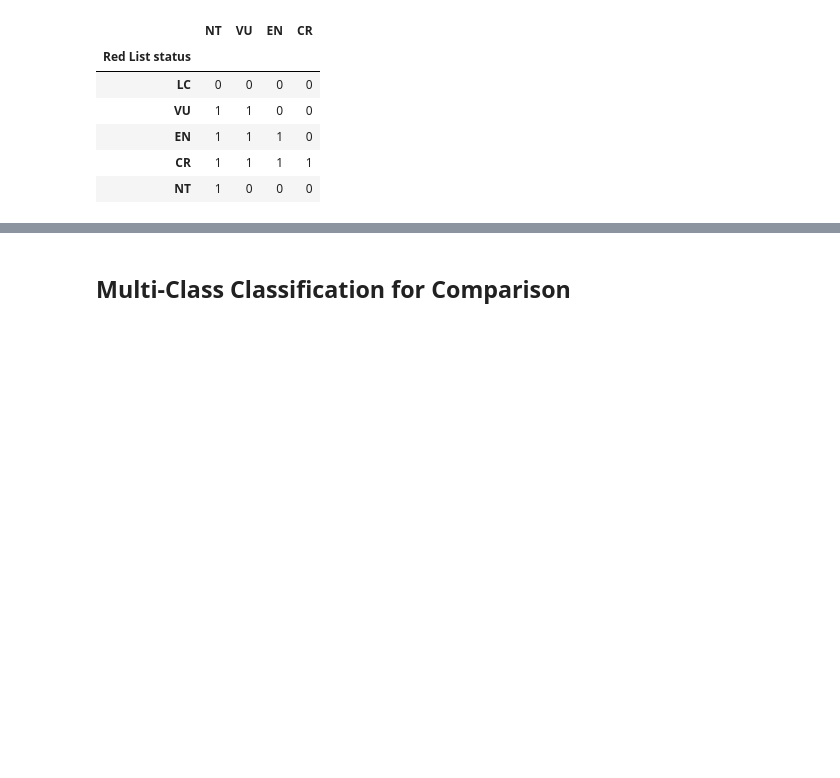
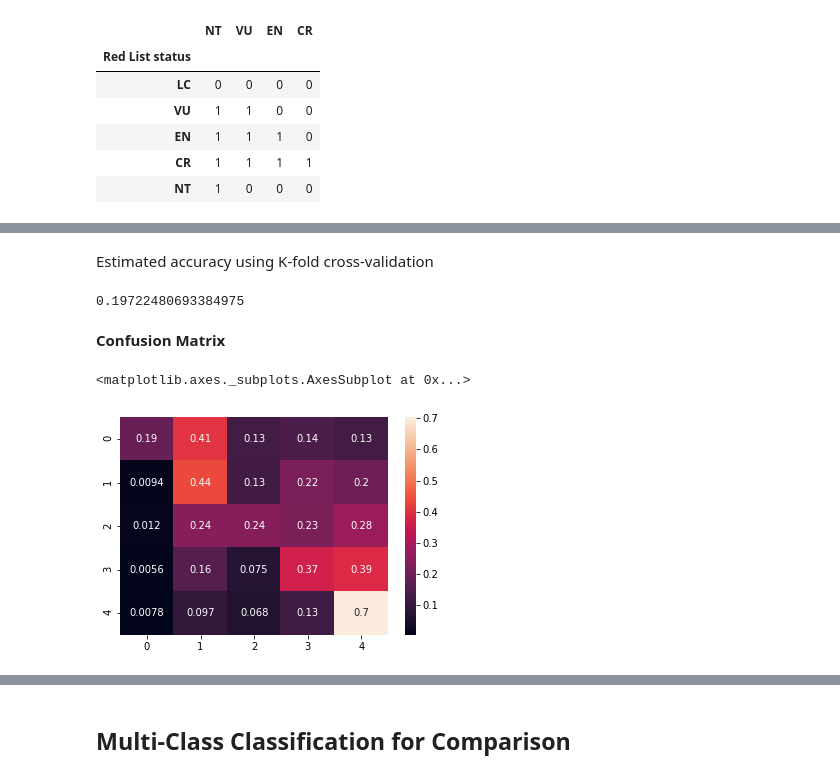
Before and after one commit to ebatzer/STA208-Final-Project, a Jupyter notebook: notebooks/OrdinalClassification.ipynb, the cells around one changed output, grey strips where cells are left out. Drawn from its saved outputs; the diff is of its cells as text; code cells hidden in the pictures; blank space fills up the shorter version.

```diff
--- a/notebooks/OrdinalClassification.ipynb
+++ b/notebooks/OrdinalClassification.ipynb
@@ -165,45 +232,46 @@ sns.heatmap(cm.div(cm.sum(axis=1), axis=0), annot = True)
+# %% [markdown]
+Estimated accuracy using K-fold cross-validation
 # %%
 skf = StratifiedKFold(n_splits=5)
 skf.get_n_splits(features_imp, y_full)
 
 classlist = ["LC", "NT", "VU", "EN", "CR"]
-mean_accuracy = []
+accuracy = []
 
-for c_val in [1,2,3,4,5]:
+for train_index, test_index in skf.split(features_imp, y_full):
 
-    accuracy = []
+    # Setting features
+    x_train = features_imp.loc[train_index]
+    x_test = features_imp.loc[test_index]
 
-    for train_index, test_index in skf.split(features_imp, y_full):
+    # Setting labels
+    y_train = return_y_ordinal(y_full[train_index])
+    y_test = return_y_ordinal(y_full[test_index])
 
-        # Setting features
-        x_train = features_imp.loc[train_index]
-        x_test = features_imp.loc[test_index]
+    # Setting class weights per sklearn documentation, organized by class order
+    c_weights = y_full.shape[0] / (5 * pd.get_dummies(y_full).sum(axis = 0)[[2,3,4,1,0]])
 
-        # Setting labels
-        y_train = return_y_ordinal(y_full[train_index])
-        y_test = return_y_ordinal(y_full[test_index])
+    # Standardizing numeric variables
+    stdscl = StandardScaler()
+    stdscl.fit(x_train.iloc[:,57:60])
+    x_train.iloc[:,57:60] = stdscl.transform(x_train.iloc[:,57:60])
 
-        # Standardizing numeric variables
-        stdscl = StandardScaler()
-        stdscl.fit(x_train.iloc[:,57:60])
-        x_train.iloc[:,57:60] = stdscl.transform(x_train.iloc[:,57:60])
-        x_test.iloc[:,57:60] = stdscl.transform(x_test.iloc[:,57:60])
+    # Running ordinal classification
+    classifier = SVC(kernel = "rbf", probability = True, C = 1, class_weight = 'balanced')
+    tp, te = OrdinalClassifier_Weighted(classifier, x_train, y_train, x_test, y_test, c_weights)
 
-        # Running ordinal classification
-        classifier = SVC(kernel = "rbf", probability = True, C = c_val, class_weight = 'balanced')
-        tp, te = OrdinalClassifier(classifier, x_train, y_train, x_test, y_test)
+    # Calculating predicted class for test data
+    baseclass_prob = 1 - te.loc[:,0]
+    te.loc[:, 0] = te.loc[:, 0] - te.loc[:, 1]
+    te.loc[:, 1] = te.loc[:, 1] - te.loc[:, 2]
+    te.loc[:, 2] = te.loc[:, 2] - te.loc[:, 3]
 
-        # Calculating predicted class probabilities
-        baseclass_prob = 1 - te.loc[:,0]
-        te.loc[:, 0] = te.loc[:, 0] - te.loc[:, 1]
-        te.loc[:, 1] = te.loc[:, 1] - te.loc[:, 2]
-        te.loc[:, 2] = te.loc[:, 2] - te.loc[:, 3]
+    # Weighting, selecting max probability in each row as estimated class
+    raw_prob = pd.concat([baseclass_prob, te], ignore_index=True, axis = 1)
+    pred_classes =  pd.DataFrame(np.multiply(raw_prob, c_weights)).idxmax(axis = 1)
 
-        # Selecting max probability in each row as estimated class
-        pred_classes = pd.concat([baseclass_prob, te], ignore_index=True, axis = 1).idxmax(axis=1)
+    accuracy.append(accuracy_score(y_full[test_index], [classlist[pred] for pred in pred_classes]))
 
-        accuracy.append(accuracy_score(y_full[test_index], [classlist[pred] for pred in pred_classes]))
-
-    print("CV run completed - C = %s" % str(c_val))
-
-    mean_accuracy.append(np.mean(accuracy))
+np.mean(accuracy)
+# %% [output]
+0.19722480693384975
@@ -212,21 +278,34 @@ plt.plot([1,2,3,4,5], mean_accuracy)
+# %% [markdown]
+__Confusion Matrix__
 # %%
 x_train = x_test = features_imp
 y_train = y_test = return_y_ordinal(y_full)
 
+# Setting class weights per sklearn documentation, organized by class order
+c_weights = y_full.shape[0] / (5 * pd.get_dummies(y_full).sum(axis = 0)[[2,3,4,1,0]])
+
+# Standardizing numeric variables
 stdscl = StandardScaler()
 stdscl.fit(x_train.iloc[:,57:60])
 x_train.iloc[:,57:60] = stdscl.transform(x_train.iloc[:,57:60])
 
+# Running ordinal classification
 classifier = SVC(kernel = "rbf", probability = True, C = 1, class_weight = 'balanced')
-tp, te = OrdinalClassifier(classifier, x_train, y_train, x_train, y_train)
+tp, te = OrdinalClassifier_Weighted(classifier, x_train, y_train, x_train, y_train, c_weights)
 
+# Calculating predicted class for test data
 baseclass_prob = 1 - te.loc[:,0]
 te.loc[:, 0] = te.loc[:, 0] - te.loc[:, 1]
 te.loc[:, 1] = te.loc[:, 1] - te.loc[:, 2]
 te.loc[:, 2] = te.loc[:, 2] - te.loc[:, 3]
 
-pred_classes = pd.concat([baseclass_prob, te], ignore_index=True, axis = 1).idxmax(axis=1)
+# Weighting, selecting max probability in each row as estimated class
+raw_prob = pd.concat([baseclass_prob, te], ignore_index=True, axis = 1)
+pred_classes =  pd.DataFrame(np.multiply(raw_prob, c_weights)).idxmax(axis = 1)
 
 cm = confusion_matrix(y_full, [classlist[pred] for pred in pred_classes], labels = classlist)
 cm = pd.DataFrame(cm)
 sns.heatmap(cm.div(cm.sum(axis=1), axis=0), annot = True)
+# %% [output]
+<matplotlib.axes._subplots.AxesSubplot at 0x...>
+[figure, added]
```
Also changed, not shown: parts of 20 cells of this notebook, 1 other file.
